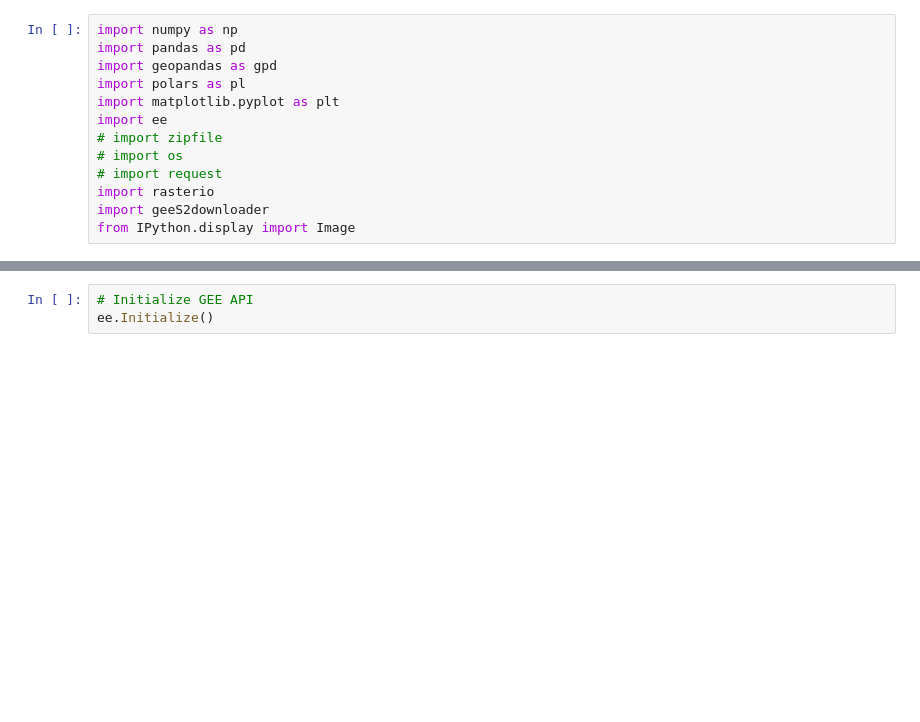
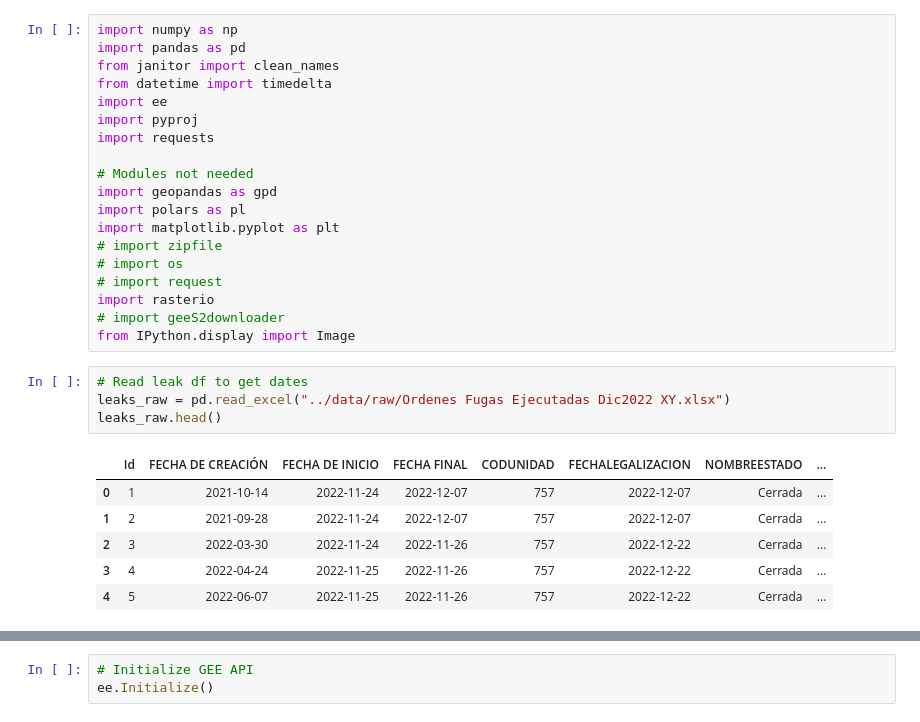
Before and after one commit to erickfama/rs_leaks, a Jupyter notebook: src/1_satellite_imagery.ipynb, the cells around one changed output, grey strips where cells are left out. Cells and saved outputs as stored; diff of their text form; blank space fills up the shorter version.

```diff
--- a/src/1_satellite_imagery.ipynb
+++ b/src/1_satellite_imagery.ipynb
@@ -1,13 +1,30 @@
 # %%
 import numpy as np
 import pandas as pd
+from janitor import clean_names
+from datetime import timedelta
+import ee
+import pyproj
+import requests
+
+# Modules not needed
 import geopandas as gpd
 import polars as pl
 import matplotlib.pyplot as plt
-import ee
 # import zipfile
 # import os
 # import request
 import rasterio
-import geeS2downloader
+# import geeS2downloader
 from IPython.display import Image
+# %%
+# Read leak df to get dates
+leaks_raw = pd.read_excel("../data/raw/Ordenes Fugas Ejecutadas Dic2022 XY.xlsx")
+leaks_raw.head()
+# %% [output]
+|  | Id | FECHA DE CREACIÓN | FECHA DE INICIO | FECHA FINAL | CODUNIDAD | FECHALEGALIZACION | NOMBREESTADO | ... |
+| 0 | 1 | 2021-10-14 | 2022-11-24 | 2022-12-07 | 757 | 2022-12-07 | Cerrada | ... |
+| 1 | 2 | 2021-09-28 | 2022-11-24 | 2022-12-07 | 757 | 2022-12-07 | Cerrada | ... |
+| 2 | 3 | 2022-03-30 | 2022-11-24 | 2022-11-26 | 757 | 2022-12-22 | Cerrada | ... |
+| 3 | 4 | 2022-04-24 | 2022-11-25 | 2022-11-26 | 757 | 2022-12-22 | Cerrada | ... |
+| 4 | 5 | 2022-06-07 | 2022-11-25 | 2022-11-26 | 757 | 2022-12-22 | Cerrada | ... |
```
Also changed, not shown: parts of 25 cells of this notebook, 1 other file.
